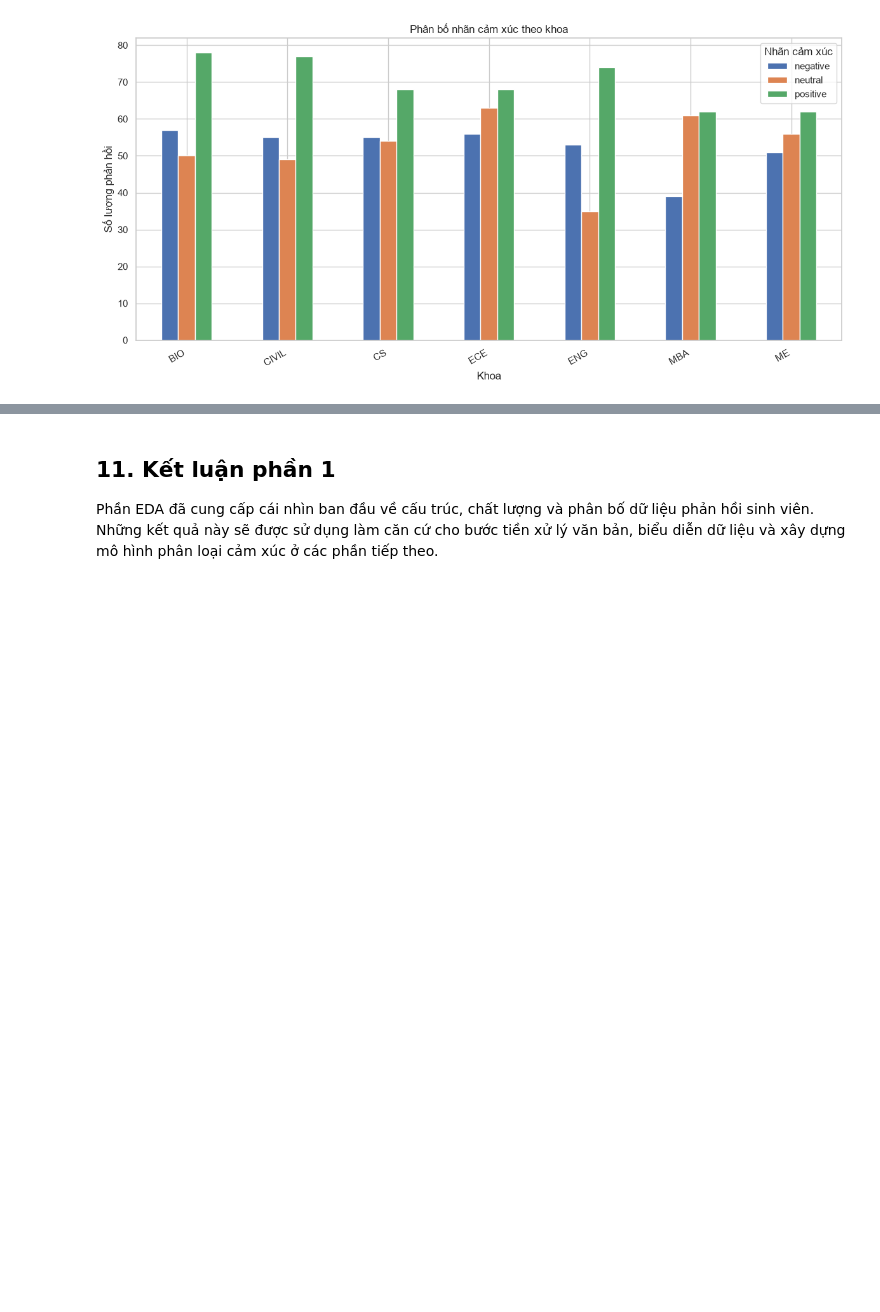
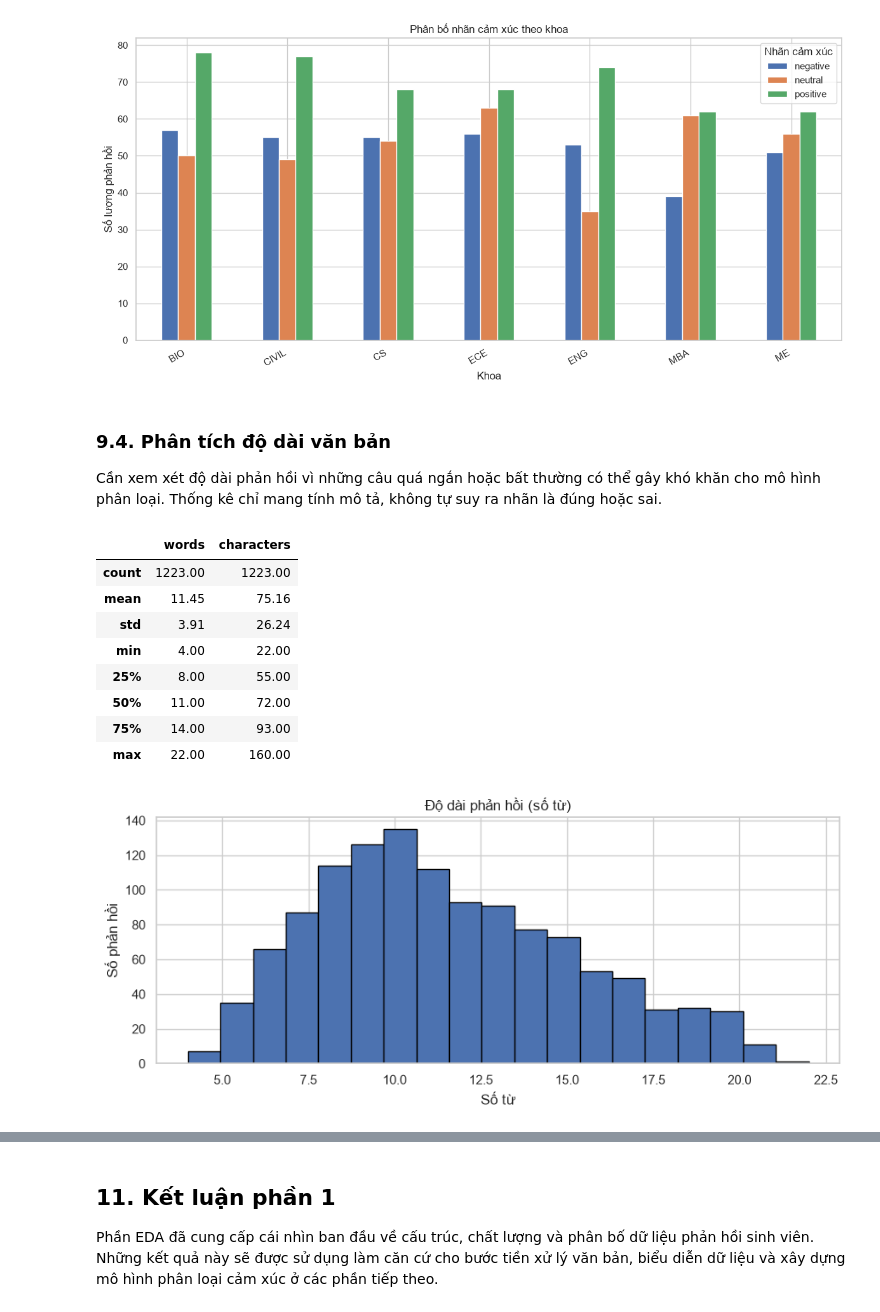
Before and after one commit to LuuVanNguyen-DNU/Nhom-7_Phan_loai_cam_xuc_tu_phan_hoi_cua_sinh_vien, a Jupyter notebook: notebook/01_EDA.ipynb, the cells around one changed output, grey strips where cells are left out. Cells and saved outputs as stored; diff of their text form; code cells hidden in the pictures; blank space fills up the shorter version.

Commit message:
Organize project structure and update final notebooks

```diff
--- a/notebook/01_EDA.ipynb
+++ b/notebook/01_EDA.ipynb
@@ -44,25 +44,20 @@ print("Đã import thư viện thành công!")
 Notebook được thiết kế để chạy khi thư mục làm việc là thư mục dự án hoặc thư mục `notebooks`. Đoạn mã dưới đây tự tìm file trong thư mục `data` ở hai vị trí thường dùng.
 # %%
 # Tìm file dữ liệu theo cấu trúc dự án
-possible_paths = [
-    Path("../data/student_feedback_dataset.csv"),
-    Path("data/student_feedback_dataset.csv"),
-    Path("student_feedback_dataset.csv"),
-]
-
-DATA_PATH = next((p.resolve() for p in possible_paths if p.exists()), None)
-
-if DATA_PATH is None:
+cwd = Path.cwd().resolve()
+candidates = [cwd, *cwd.parents]
+PROJECT_ROOT = next((p for p in candidates if (p / "data" / "student_feedback_dataset.csv").is_file()), None)
+if PROJECT_ROOT is None:
     raise FileNotFoundError(
-        "Không tìm thấy student_feedback_dataset.csv. "
-        "Hãy đặt file trong thư mục data của dự án hoặc cùng thư mục với Notebook."
+        "Không thấy data/student_feedback_dataset.csv. Đặt CSV trong thư mục data/ của dự án."
     )
-
+DATA_PATH = PROJECT_ROOT / "data" / "student_feedback_dataset.csv"
+FIG_DIR = PROJECT_ROOT / "results" / "figures"
+FIG_DIR.mkdir(parents=True, exist_ok=True)
+EDA_DIR = PROJECT_ROOT / "results" / "eda"
+EDA_DIR.mkdir(parents=True, exist_ok=True)
 df = pd.read_csv(DATA_PATH)
-
-print("Đọc dữ liệu thành công!")
-print("Đường dẫn dữ liệu:", DATA_PATH)
-print("Kích thước dữ liệu:", df.shape)
-
+print("Dataset:", DATA_PATH)
+print("Kích thước:", df.shape)
 display(df.head())
 # %% [output]
@@ -365,3 +359,31 @@ else:
 | MBA | 39 | 61 | 62 |
 | ME | 51 | 56 | 62 |
 [figure]
+# %% [markdown]
+### 9.4. Phân tích độ dài văn bản
+Cần xem xét độ dài phản hồi vì những câu quá ngắn hoặc bất thường có thể gây khó khăn cho mô hình phân loại.
+Thống kê chỉ mang tính mô tả, không tự suy ra nhãn là đúng hoặc sai.
+# %%
+TEXT_COL = "feedback_text"
+if TEXT_COL not in df.columns:
+    raise KeyError(f"Thiếu cột văn bản {TEXT_COL}")
+word_count = df[TEXT_COL].fillna("").astype(str).str.split().str.len()
+character_count = df[TEXT_COL].fillna("").astype(str).str.len()
+display(pd.DataFrame({"words":word_count,"characters":character_count}).describe().round(2))
+fig, ax = plt.subplots(figsize=(9,4))
+ax.hist(word_count, bins=min(30,max(5,word_count.nunique())), edgecolor="black")
+ax.set(title="Độ dài phản hồi (số từ)", xlabel="Số từ", ylabel="Số phản hồi")
+plt.tight_layout()
+plt.savefig(FIG_DIR / "feedback_length.png", dpi=180, bbox_inches="tight")
+plt.show()
+# %% [output]
+|  | words | characters |
+| count | 1223.00 | 1223.00 |
+| mean | 11.45 | 75.16 |
+| std | 3.91 | 26.24 |
+| min | 4.00 | 22.00 |
+| 25% | 8.00 | 55.00 |
+| 50% | 11.00 | 72.00 |
+| 75% | 14.00 | 93.00 |
+| max | 22.00 | 160.00 |
+[figure, added]
```
Also changed, not shown: parts of 7 cells of this notebook, 58 other files.
